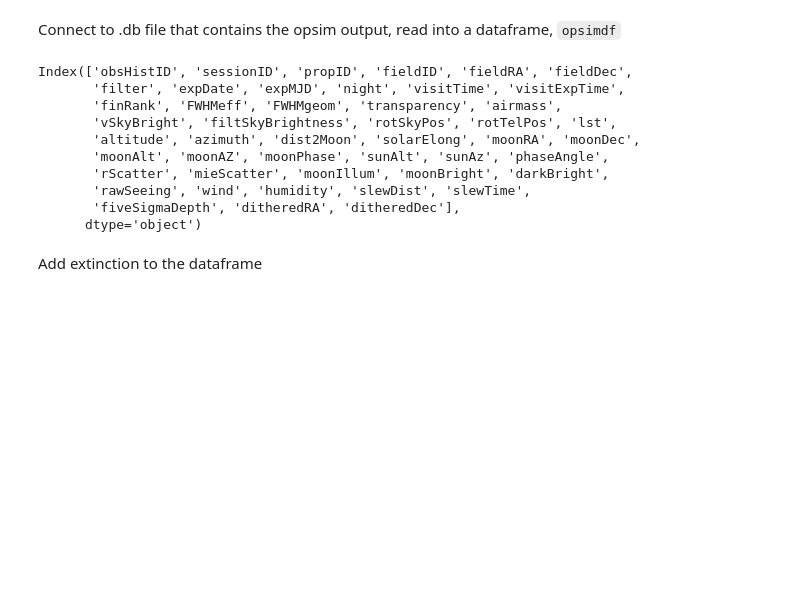
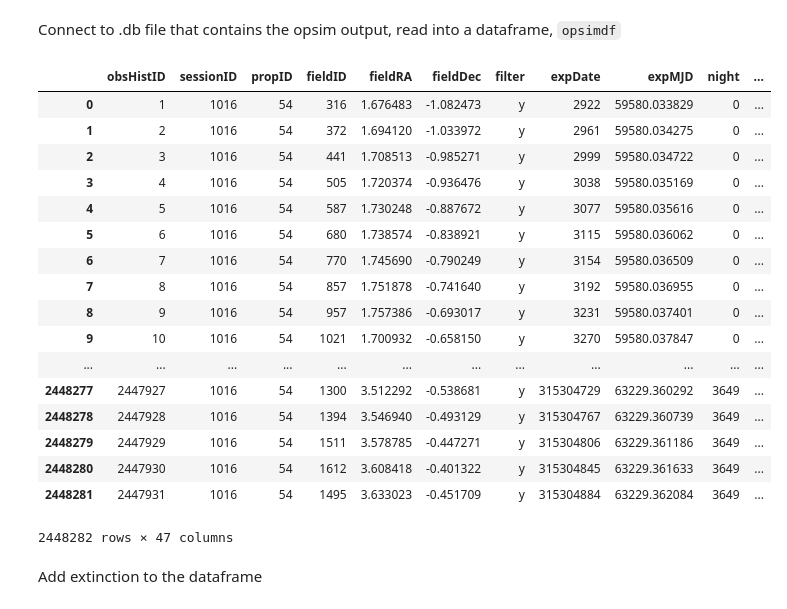
Before and after one commit to RobFirth/LSST_tools, a Jupyter notebook: lsst_tools/sims/notebooks/simulate_lightcurve_LSST_cadence.ipynb, the cells around one changed output. Cells and saved outputs as stored; diff of their text form; code cells hidden in the pictures; blank space fills up the shorter version.

```diff
--- a/lsst_tools/sims/notebooks/simulate_lightcurve_LSST_cadence.ipynb
+++ b/lsst_tools/sims/notebooks/simulate_lightcurve_LSST_cadence.ipynb
@@ -50,18 +69,26 @@ opsimdbpath = "/Users/berto/data/LSST/OpSimOutputDBs/astro_lsst_01_1068_sqlite.d
 conn = create_engine('sqlite:///'+opsimdbpath, echo = False)
 opsimdf = pd.read_sql_table('Summary', con=conn)
 # %%
-opsimdf.columns
+opsimdf
 # %% [output]
+|  | obsHistID | sessionID | propID | fieldID | fieldRA | fieldDec | filter | expDate | expMJD | night | ... |
+| 0 | 1 | 1016 | 54 | 316 | 1.676483 | -1.082473 | y | 2922 | 59580.033829 | 0 | ... |
+| 1 | 2 | 1016 | 54 | 372 | 1.694120 | -1.033972 | y | 2961 | 59580.034275 | 0 | ... |
+| 2 | 3 | 1016 | 54 | 441 | 1.708513 | -0.985271 | y | 2999 | 59580.034722 | 0 | ... |
+| 3 | 4 | 1016 | 54 | 505 | 1.720374 | -0.936476 | y | 3038 | 59580.035169 | 0 | ... |
+| 4 | 5 | 1016 | 54 | 587 | 1.730248 | -0.887672 | y | 3077 | 59580.035616 | 0 | ... |
+| 5 | 6 | 1016 | 54 | 680 | 1.738574 | -0.838921 | y | 3115 | 59580.036062 | 0 | ... |
+| 6 | 7 | 1016 | 54 | 770 | 1.745690 | -0.790249 | y | 3154 | 59580.036509 | 0 | ... |
+| 7 | 8 | 1016 | 54 | 857 | 1.751878 | -0.741640 | y | 3192 | 59580.036955 | 0 | ... |
+| 8 | 9 | 1016 | 54 | 957 | 1.757386 | -0.693017 | y | 3231 | 59580.037401 | 0 | ... |
+| 9 | 10 | 1016 | 54 | 1021 | 1.700932 | -0.658150 | y | 3270 | 59580.037847 | 0 | ... |
+| ... | ... | ... | ... | ... | ... | ... | ... | ... | ... | ... | ... |
+| 2448277 | 2447927 | 1016 | 54 | 1300 | 3.512292 | -0.538681 | y | 315304729 | 63229.360292 | 3649 | ... |
+| 2448278 | 2447928 | 1016 | 54 | 1394 | 3.546940 | -0.493129 | y | 315304767 | 63229.360739 | 3649 | ... |
+| 2448279 | 2447929 | 1016 | 54 | 1511 | 3.578785 | -0.447271 | y | 315304806 | 63229.361186 | 3649 | ... |
+| 2448280 | 2447930 | 1016 | 54 | 1612 | 3.608418 | -0.401322 | y | 315304845 | 63229.361633 | 3649 | ... |
+| 2448281 | 2447931 | 1016 | 54 | 1495 | 3.633023 | -0.451709 | y | 315304884 | 63229.362084 | 3649 | ... |
-Index(['obsHistID', 'sessionID', 'propID', 'fieldID', 'fieldRA', 'fieldDec',
-       'filter', 'expDate', 'expMJD', 'night', 'visitTime', 'visitExpTime',
-       'finRank', 'FWHMeff', 'FWHMgeom', 'transparency', 'airmass',
-       'vSkyBright', 'filtSkyBrightness', 'rotSkyPos', 'rotTelPos', 'lst',
-       'altitude', 'azimuth', 'dist2Moon', 'solarElong', 'moonRA', 'moonDec',
-       'moonAlt', 'moonAZ', 'moonPhase', 'sunAlt', 'sunAz', 'phaseAngle',
-       'rScatter', 'mieScatter', 'moonIllum', 'moonBright', 'darkBright',
-       'rawSeeing', 'wind', 'humidity', 'slewDist', 'slewTime',
-       'fiveSigmaDepth', 'ditheredRA', 'ditheredDec'],
-      dtype='object')
+2448282 rows × 47 columns
 # %%
 #%%timeit ## The slowest run took 39.04 times longer than the fastest. This could mean that an intermediate result is being cached.
 #         ## 1000 loops, best of 3: 246 µs per loop
```
Also changed, not shown: parts of 53 cells of this notebook, 7 other files.
